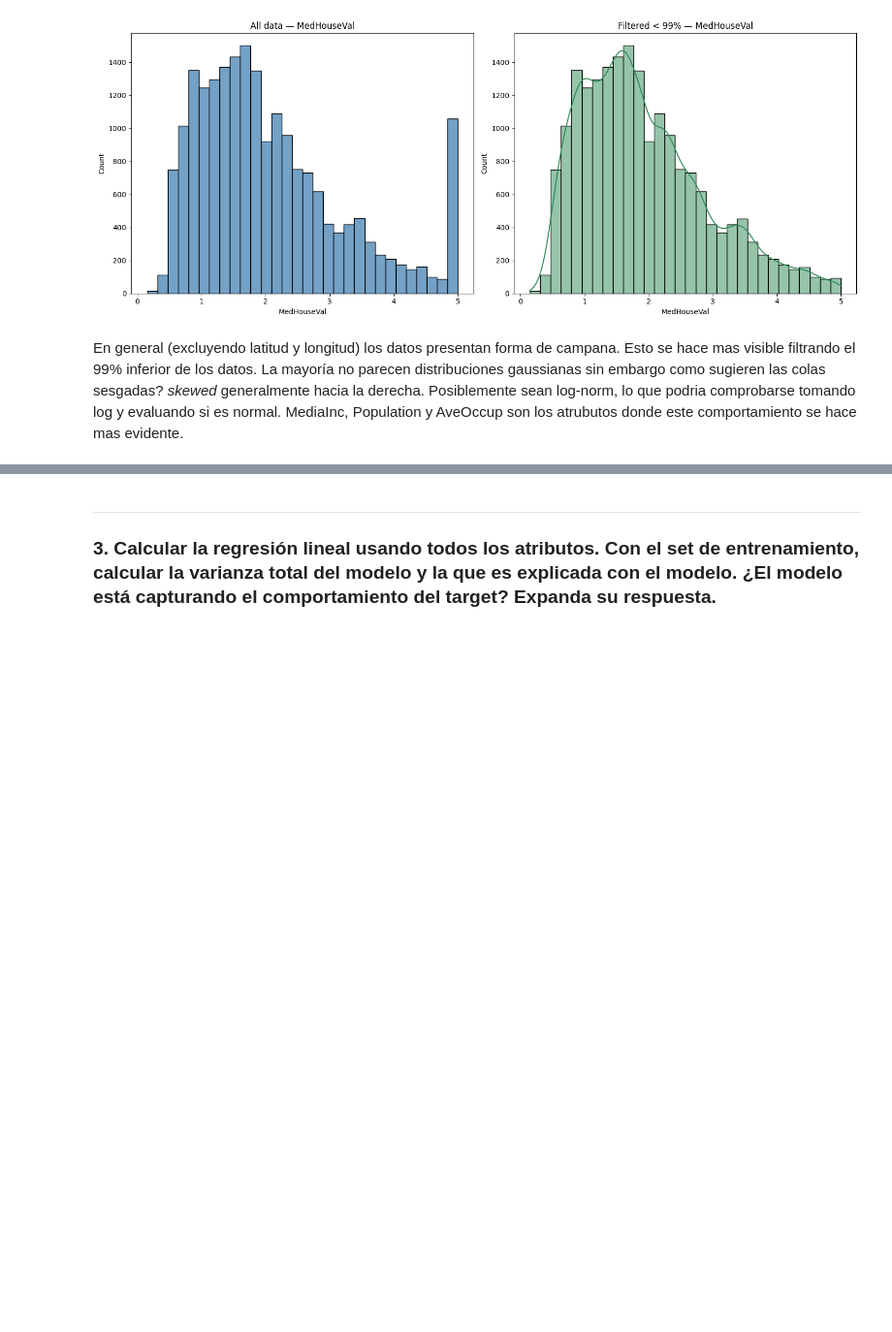
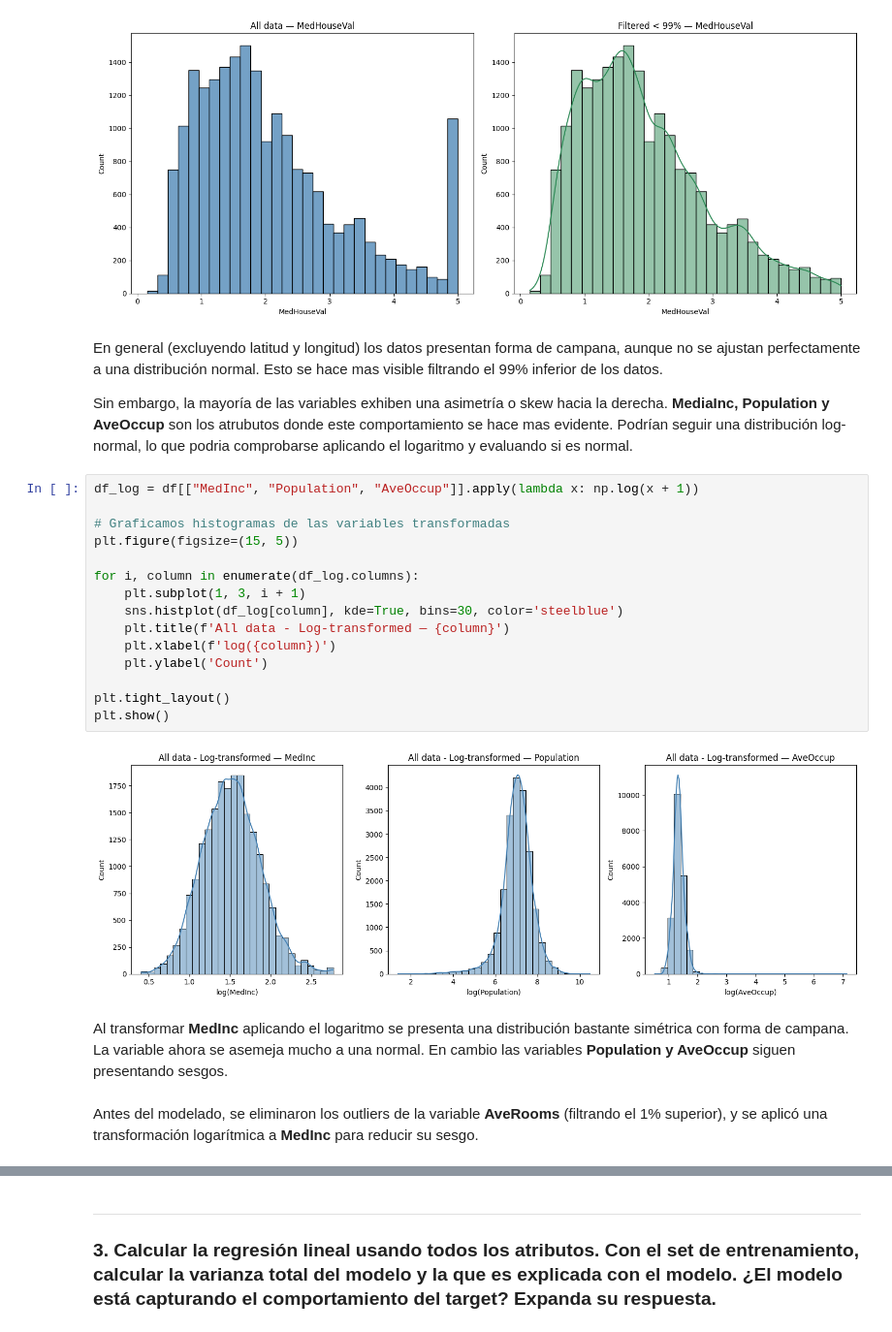
Before and after one commit to abrilnoguera/TP2-IIA, a Jupyter notebook: TP2.ipynb, the cells around one changed output, grey strips where cells are left out. Shown at 97% size. Cells and saved outputs as stored; diff of their text form; blank space fills up the shorter version.

```diff
--- a/TP2.ipynb
+++ b/TP2.ipynb
@@ -130,6 +169,28 @@ for col in df.columns:
 [figure]
 [figure]
 # %% [markdown]
-En general (excluyendo latitud y longitud) los datos presentan forma de campana. Esto se hace mas visible filtrando el 99% inferior de los datos.
-La mayoría no parecen distribuciones gaussianas sin embargo como sugieren las colas sesgadas? _skewed_ generalmente hacia la derecha.
-Posiblemente sean log-norm, lo que podria comprobarse tomando log y evaluando si es normal. MediaInc, Population y AveOccup son los atrubutos donde este comportamiento se hace mas evidente.
+En general (excluyendo latitud y longitud) los datos presentan forma de campana, aunque no se ajustan perfectamente a una distribución normal. Esto se hace mas visible filtrando el 99% inferior de los datos.
+
+Sin embargo, la mayoría de las variables exhiben una asimetría o skew hacia la derecha. **MediaInc, Population y AveOccup** son los atrubutos donde este comportamiento se hace mas evidente. Podrían seguir una distribución log-normal, lo que podria comprobarse aplicando el logaritmo y evaluando si es normal.
+# %%
+df_log = df[["MedInc", "Population", "AveOccup"]].apply(lambda x: np.log(x + 1))
+
+# Graficamos histogramas de las variables transformadas
+plt.figure(figsize=(15, 5))
+
+for i, column in enumerate(df_log.columns):
+    plt.subplot(1, 3, i + 1)
+    sns.histplot(df_log[column], kde=True, bins=30, color='steelblue')
+    plt.title(f'All data - Log-transformed — {column}')
+    plt.xlabel(f'log({column})')
+    plt.ylabel('Count')
+
+plt.tight_layout()
+plt.show()
+# %% [output]
+[figure, added]
+# %% [markdown]
+Al transformar **MedInc** aplicando el logaritmo se presenta una distribución bastante simétrica con forma de campana. La variable ahora se asemeja mucho a una normal.
+En cambio las variables **Population y AveOccup** siguen presentando sesgos.
+# %% [markdown]
+Antes del modelado, se eliminaron los outliers de la variable **AveRooms** (filtrando el 1% superior), y se aplicó una transformación logarítmica a **MedInc** para reducir su sesgo.
```
Also changed, not shown: parts of 33 cells of this notebook, 2 other files.
